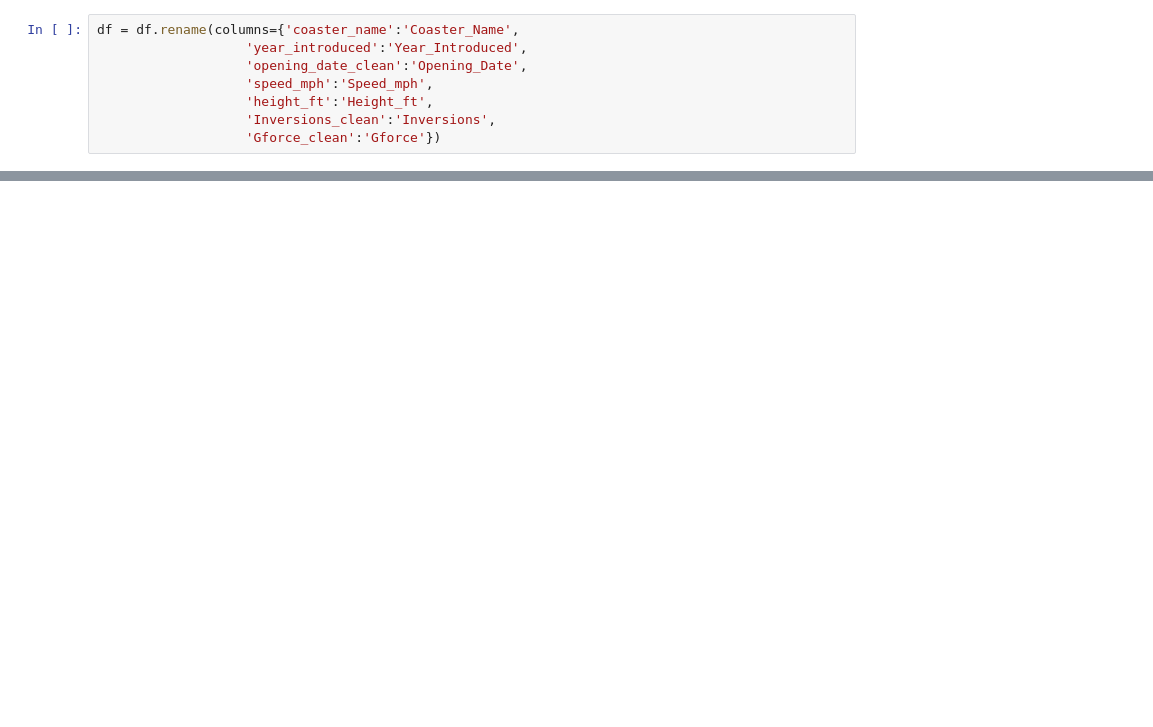
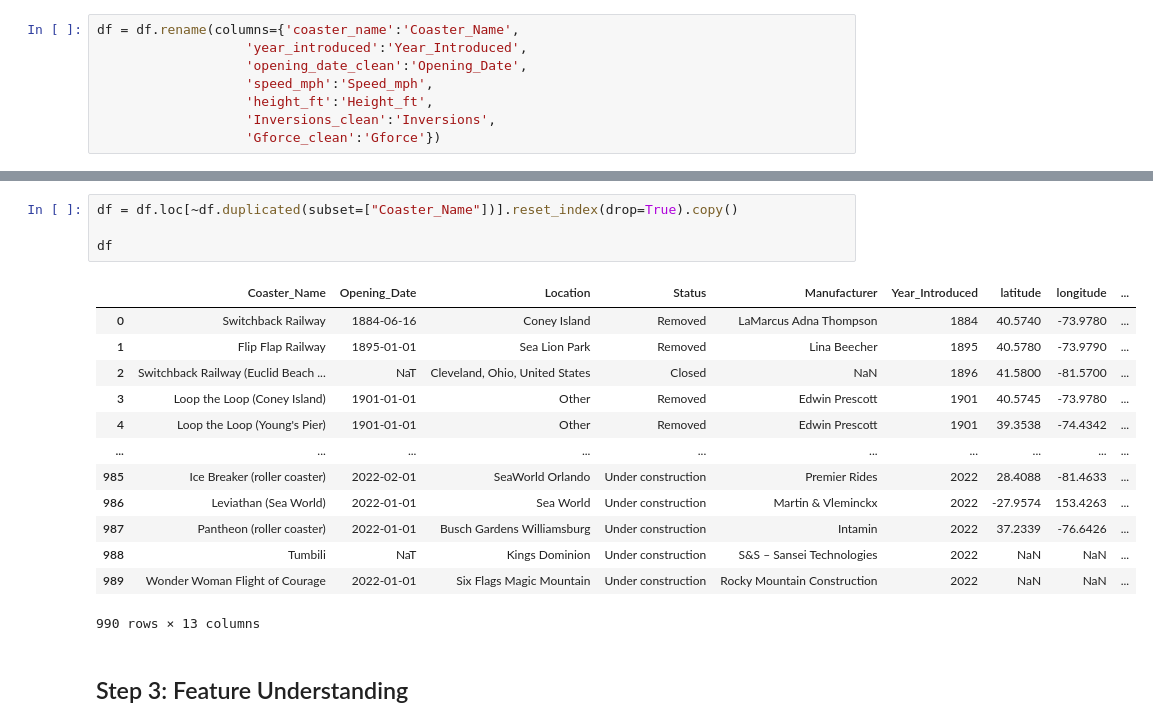
Before and after one commit to aleksmn/DataLessons, a Jupyter notebook: 09-EDA-example copy.ipynb, the cells around one changed output, grey strips where cells are left out. Saved outputs shown, nothing was run; the diff lists cells and outputs as text; blank space fills up the shorter version.

```diff
--- a/09-EDA-example copy.ipynb
+++ b/09-EDA-example copy.ipynb
@@ -110,0 +149,20 @@ df = df.rename(columns={'coaster_name':'Coaster_Name',
+# %%
+df = df.loc[~df.duplicated(subset=["Coaster_Name"])].reset_index(drop=True).copy()
+
+df
+# %% [output]
+|  | Coaster_Name | Opening_Date | Location | Status | Manufacturer | Year_Introduced | latitude | longitude | ... |
+| 0 | Switchback Railway | 1884-06-16 | Coney Island | Removed | LaMarcus Adna Thompson | 1884 | 40.5740 | -73.9780 | ... |
+| 1 | Flip Flap Railway | 1895-01-01 | Sea Lion Park | Removed | Lina Beecher | 1895 | 40.5780 | -73.9790 | ... |
+| 2 | Switchback Railway (Euclid Beach ... | NaT | Cleveland, Ohio, United States | Closed | NaN | 1896 | 41.5800 | -81.5700 | ... |
+| 3 | Loop the Loop (Coney Island) | 1901-01-01 | Other | Removed | Edwin Prescott | 1901 | 40.5745 | -73.9780 | ... |
+| 4 | Loop the Loop (Young's Pier) | 1901-01-01 | Other | Removed | Edwin Prescott | 1901 | 39.3538 | -74.4342 | ... |
+| ... | ... | ... | ... | ... | ... | ... | ... | ... | ... |
+| 985 | Ice Breaker (roller coaster) | 2022-02-01 | SeaWorld Orlando | Under construction | Premier Rides | 2022 | 28.4088 | -81.4633 | ... |
+| 986 | Leviathan (Sea World) | 2022-01-01 | Sea World | Under construction | Martin & Vleminckx | 2022 | -27.9574 | 153.4263 | ... |
+| 987 | Pantheon (roller coaster) | 2022-01-01 | Busch Gardens Williamsburg | Under construction | Intamin | 2022 | 37.2339 | -76.6426 | ... |
+| 988 | Tumbili | NaT | Kings Dominion | Under construction | S&S – Sansei Technologies | 2022 | NaN | NaN | ... |
+| 989 | Wonder Woman Flight of Courage | 2022-01-01 | Six Flags Magic Mountain | Under construction | Rocky Mountain Construction | 2022 | NaN | NaN | ... |
+990 rows × 13 columns
+# %% [markdown]
+## Step 3: Feature Understanding
```
Also changed, not shown: parts of 8 cells of this notebook.
